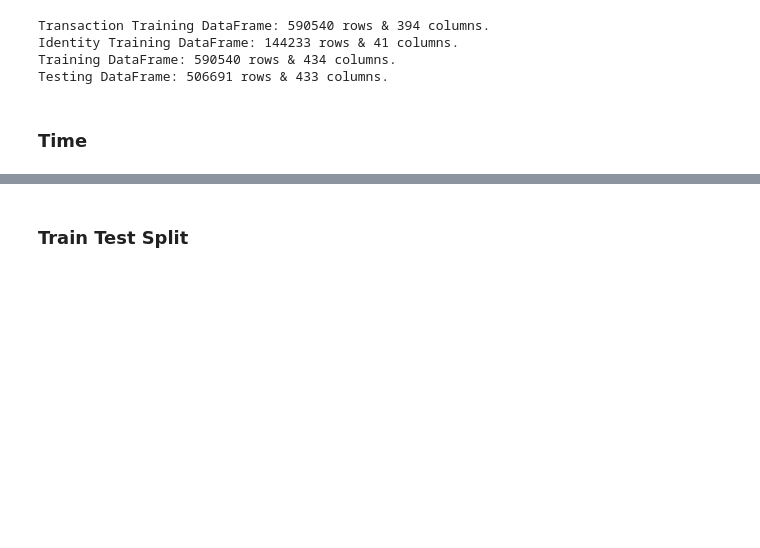
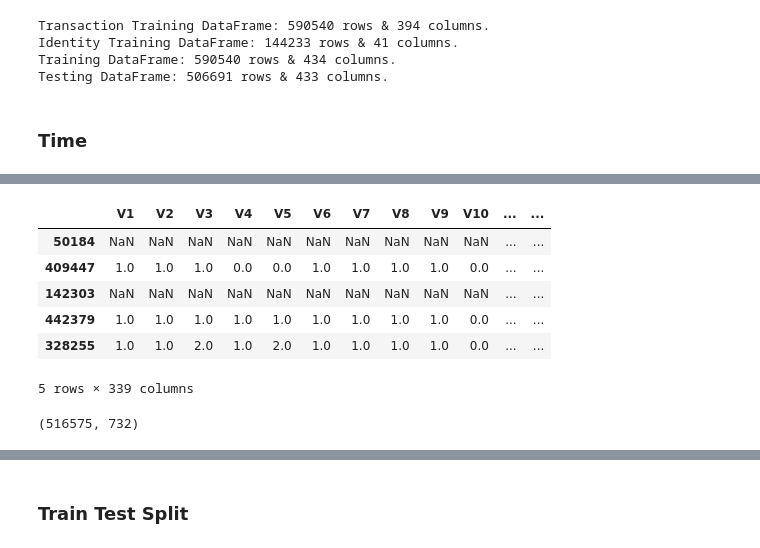
Before and after one commit to x6zeng/dsc198, a Jupyter notebook: Fraud Detection Project-Baseline_Model_Submission.ipynb, the cells around one changed output, grey strips where cells are left out. Saved outputs shown, nothing was run; the diff lists cells and outputs as text; code cells hidden in the pictures; blank space fills up the shorter version.

```diff
--- a/Fraud Detection Project-Baseline_Model_Submission.ipynb
+++ b/Fraud Detection Project-Baseline_Model_Submission.ipynb
@@ -60,6 +60,10 @@ del train_transaction
 del train_identity
 # del test_transaction
 # del test_identity
+# %%
+train_is_fraud = train_df[train_df['isFraud']==1].sample(replace=True, n=10*len(train_df[train_df['isFraud']==1]))
+train_is_not_fraud = train_df[train_df['isFraud']==0].sample(n=int(1.5*len(train_is_fraud)))
+train_df = pd.concat([train_is_fraud, train_is_not_fraud])
 # %% [markdown]
 ### Time
 # %%
@@ -124,0 +185,7 @@ train_df['R_emaildomain_new'] = train_df['R_emaildomain'].apply(email_r_transfor
+# %%
+for i in id_lst:
+    new_col = i + '_new'
+    top_i = list(train_df[i].value_counts().index)[:12]
+    print(top_i)
+    top_i_lst.append(top_i)
+    train_df[new_col] = train_df[i].apply(transform_i)
@@ -124,0 +229,15 @@ train_df['R_emaildomain_new'] = train_df['R_emaildomain'].apply(email_r_transfor
+# %%
+##V
+# Groupby missingness
+# Groupby correlation
+# Keep the column with the most unique values
+v_df = train_df.iloc[:, 95:434]
+v_df.head()
+# %% [output]
+|  | V1 | V2 | V3 | V4 | V5 | V6 | V7 | V8 | V9 | V10 | ... | ... |
+| 50184 | NaN | NaN | NaN | NaN | NaN | NaN | NaN | NaN | NaN | NaN | ... | ... |
+| 409447 | 1.0 | 1.0 | 1.0 | 0.0 | 0.0 | 1.0 | 1.0 | 1.0 | 1.0 | 0.0 | ... | ... |
+| 142303 | NaN | NaN | NaN | NaN | NaN | NaN | NaN | NaN | NaN | NaN | ... | ... |
+| 442379 | 1.0 | 1.0 | 1.0 | 1.0 | 1.0 | 1.0 | 1.0 | 1.0 | 1.0 | 0.0 | ... | ... |
+| 328255 | 1.0 | 1.0 | 2.0 | 1.0 | 2.0 | 1.0 | 1.0 | 1.0 | 1.0 | 0.0 | ... | ... |
+5 rows × 339 columns
@@ -143,0 +306,4 @@ nums = pd.concat([nums_part, v], axis = 1)
+# %%
+cates.shape
+# %% [output]
+(516575, 732)
```
Also changed, not shown: parts of 27 cells of this notebook, 3 other files.
